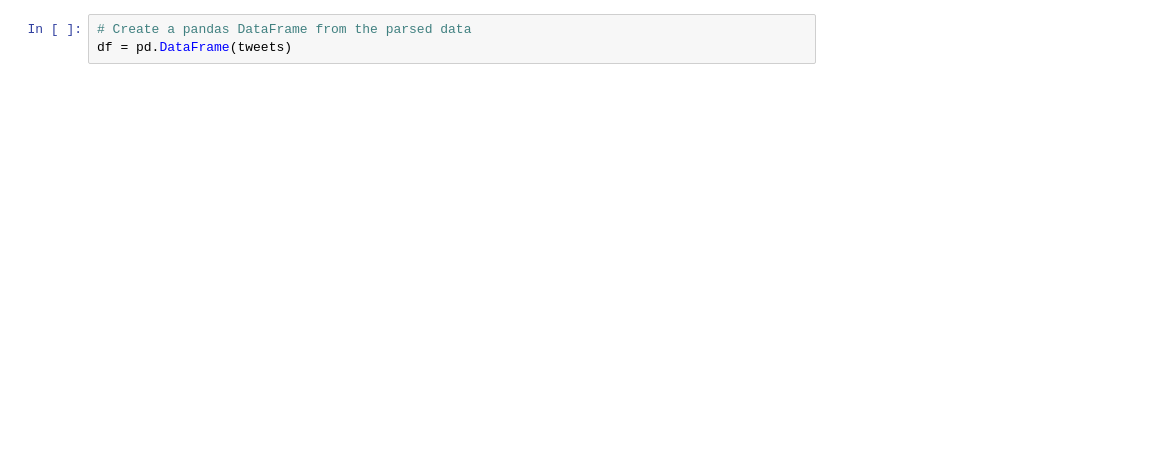
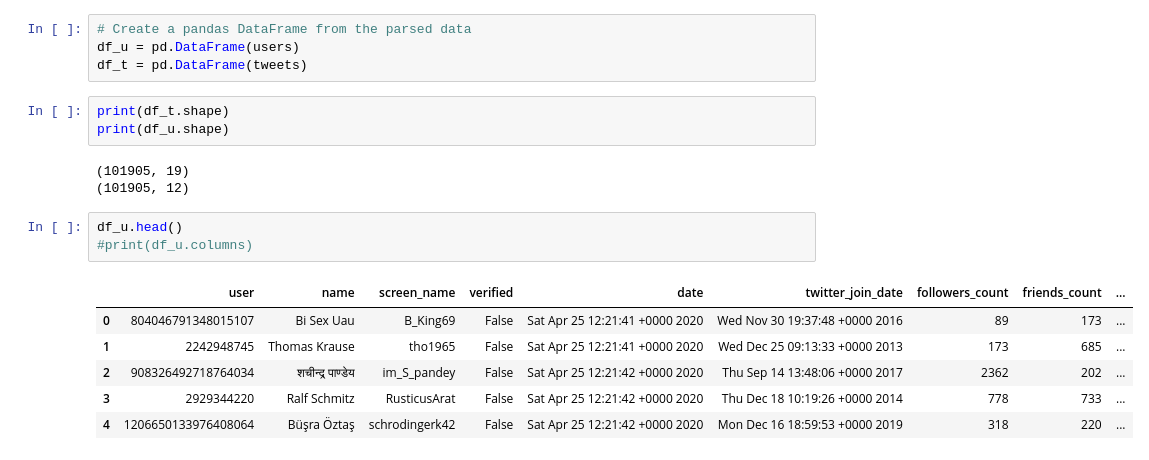
Before and after one commit to RU-Insane/Twitter-Search-Application, a Jupyter notebook: starter-code.ipynb, the cells around one changed output. Cells and saved outputs as stored; diff of their text form; blank space fills up the shorter version.

```diff
--- a/starter-code.ipynb
+++ b/starter-code.ipynb
@@ -28,3 +127,20 @@ for tweet in data:
 # %%
 # Create a pandas DataFrame from the parsed data
-df = pd.DataFrame(tweets)
+df_u = pd.DataFrame(users)
+df_t = pd.DataFrame(tweets)
+# %%
+print(df_t.shape)
+print(df_u.shape)
+# %% [output]
+(101905, 19)
+(101905, 12)
+# %%
+df_u.head()
+#print(df_u.columns)
+# %% [output]
+|  | user | name | screen_name | verified | date | twitter_join_date | followers_count | friends_count | ... |
+| 0 | 804046791348015107 | Bi Sex Uau | B_King69 | False | Sat Apr 25 12:21:41 +0000 2020 | Wed Nov 30 19:37:48 +0000 2016 | 89 | 173 | ... |
+| 1 | 2242948745 | Thomas Krause | tho1965 | False | Sat Apr 25 12:21:41 +0000 2020 | Wed Dec 25 09:13:33 +0000 2013 | 173 | 685 | ... |
+| 2 | 908326492718764034 | शचीन्द्र पाण्डेय | im_S_pandey | False | Sat Apr 25 12:21:42 +0000 2020 | Thu Sep 14 13:48:06 +0000 2017 | 2362 | 202 | ... |
+| 3 | 2929344220 | Ralf Schmitz | RusticusArat | False | Sat Apr 25 12:21:42 +0000 2020 | Thu Dec 18 10:19:26 +0000 2014 | 778 | 733 | ... |
+| 4 | 1206650133976408064 | Büşra Öztaş | schrodingerk42 | False | Sat Apr 25 12:21:42 +0000 2020 | Mon Dec 16 18:59:53 +0000 2019 | 318 | 220 | ... |
```
Also changed, not shown: parts of 16 cells of this notebook.
